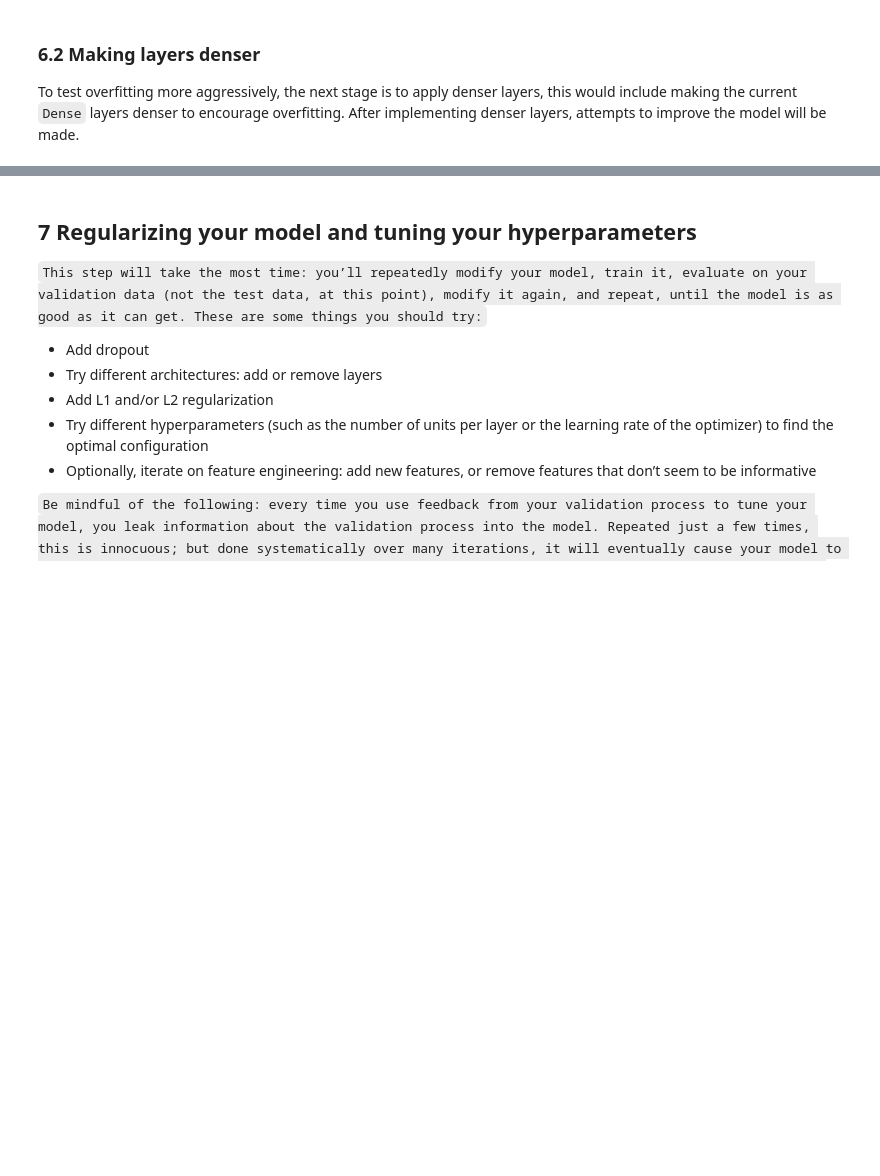
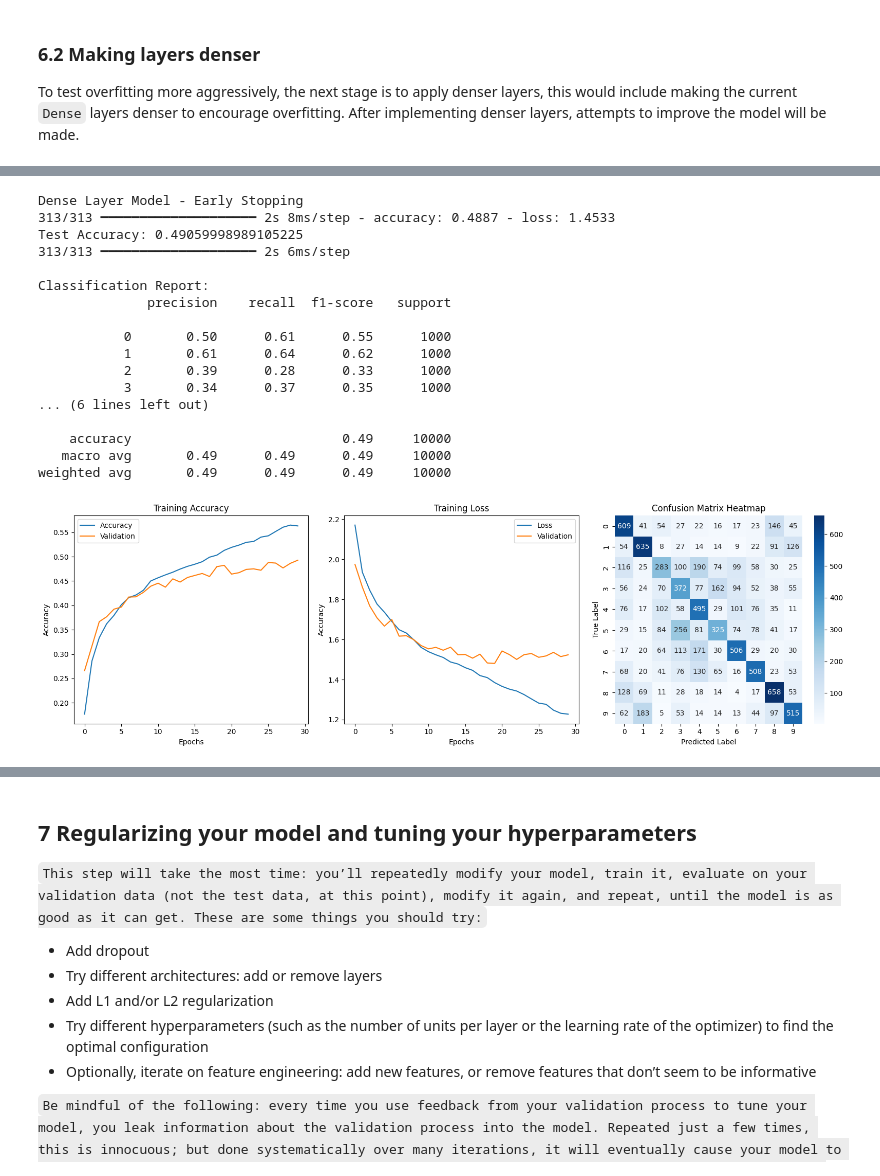
Before and after one commit to nekumonokat/ML_finals_project, a Jupyter notebook: mlnn_finals_project.ipynb, the cells around one changed output, grey strips where cells are left out. Drawn from its saved outputs; the diff is of its cells as text; code cells hidden in the pictures; blank space fills up the shorter version.

```diff
--- a/mlnn_finals_project.ipynb
+++ b/mlnn_finals_project.ipynb
@@ -1100,0 +1252,18 @@ With the reduction of early dropout rates,
+# %%
+early_stopping = EarlyStopping(monitor = "val_loss", patience = 10, restore_best_weights = True, verbose = 1)
+
+model_early_stop = models.Sequential([
+    layers.Dense(2048, activation = "relu", input_shape = (32*32*3,)),
+    layers.Dense(1024, activation = "relu"),
+    layers.Dense(512, activation = "relu"),
+    layers.Dropout(0.2),
+    layers.Dense(256, activation = "relu"),
+    layers.Dropout(0.4),
+    layers.Dense(128, activation = "relu"),
+    layers.Dropout(0.6),
+    layers.Dense(10, activation = "softmax") # 10 classes
+])
+
+model_early_stop.compile( optimizer = Adam(learning_rate = 0.001, decay = 1e-5),
+                          loss = "categorical_crossentropy", metrics = ["accuracy"] )
+history = model_early_stop.fit(x_train, y_train, epochs = 100, batch_size = 128, validation_split = 0.2, callbacks = [early_stopping])
@@ -1100,0 +1288,22 @@ With the reduction of early dropout rates,
+# %%
+print("Dense Layer Model - Early Stopping")
+disp_performance(model_early_stop, history)
+# %% [output]
+Dense Layer Model - Early Stopping
+313/313 ━━━━━━━━━━━━━━━━━━━━ 2s 8ms/step - accuracy: 0.4887 - loss: 1.4533
+Test Accuracy: 0.49059998989105225
+313/313 ━━━━━━━━━━━━━━━━━━━━ 2s 6ms/step
+
+Classification Report:
+              precision    recall  f1-score   support
+
+           0       0.50      0.61      0.55      1000
+           1       0.61      0.64      0.62      1000
+           2       0.39      0.28      0.33      1000
+           3       0.34      0.37      0.35      1000
+... (6 lines left out)
+
+    accuracy                           0.49     10000
+   macro avg       0.49      0.49      0.49     10000
+weighted avg       0.49      0.49      0.49     10000
+[figure, added]
```
Also changed, not shown: parts of 23 cells of this notebook.
